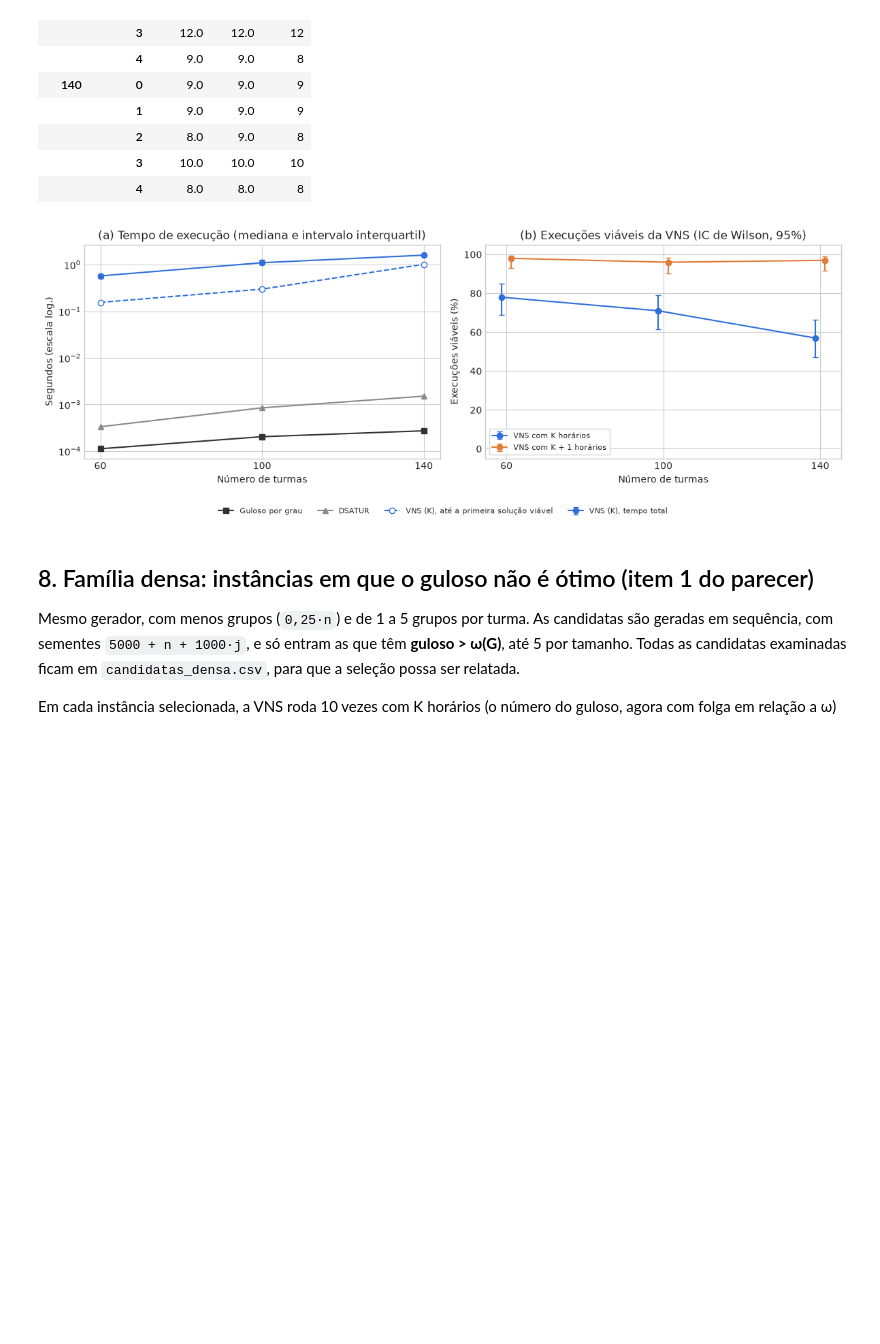
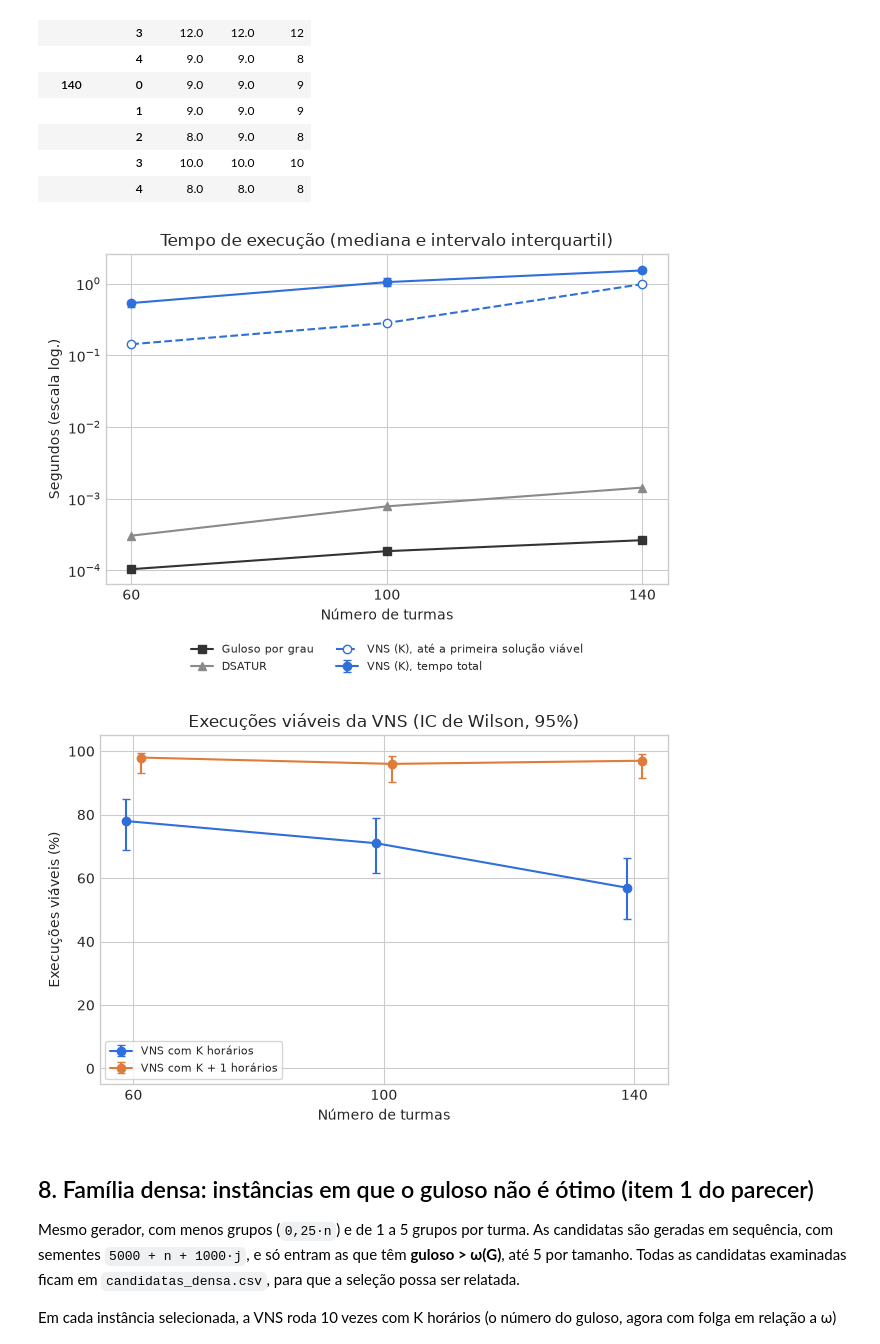
Before and after one commit to GersonMJL/time-allocation, a Jupyter notebook: comparacao_alocacao_horarios.ipynb, the cells around one changed output. Saved outputs shown, nothing was run; the diff lists cells and outputs as text; code cells hidden in the pictures; blank space fills up the shorter version.

Commit message:
ajustando imagens

```diff
--- a/comparacao_alocacao_horarios.ipynb
+++ b/comparacao_alocacao_horarios.ipynb
@@ -635,9 +652,12 @@ construtivos.pivot_table(index=['turmas', 'instancia'], columns='algoritmo', val
 |  | 3 | 10.0 | 10.0 | 10 |
 |  | 4 | 8.0 | 8.0 | 8 |
 # %%
-desenhar_figura(resumo, orcamentos=('K', 'K+1'), arquivo='figura_benchmark.png')
+desenhar_figuras_separadas(resumo, orcamentos=('K', 'K+1'),
+                           arquivo_tempos='figura_benchmark_tempos.png',
+                           arquivo_viabilidade='figura_benchmark_viabilidade.png')
 # %% [output]
-[figure, old version]
+[figure, new version]
+[figure, added]
 # %% [markdown]
 ## 8. Família densa: instâncias em que o guloso não é ótimo (item 1 do parecer)
 
```
Also changed, not shown: parts of 9 cells of this notebook, 14 other files.
